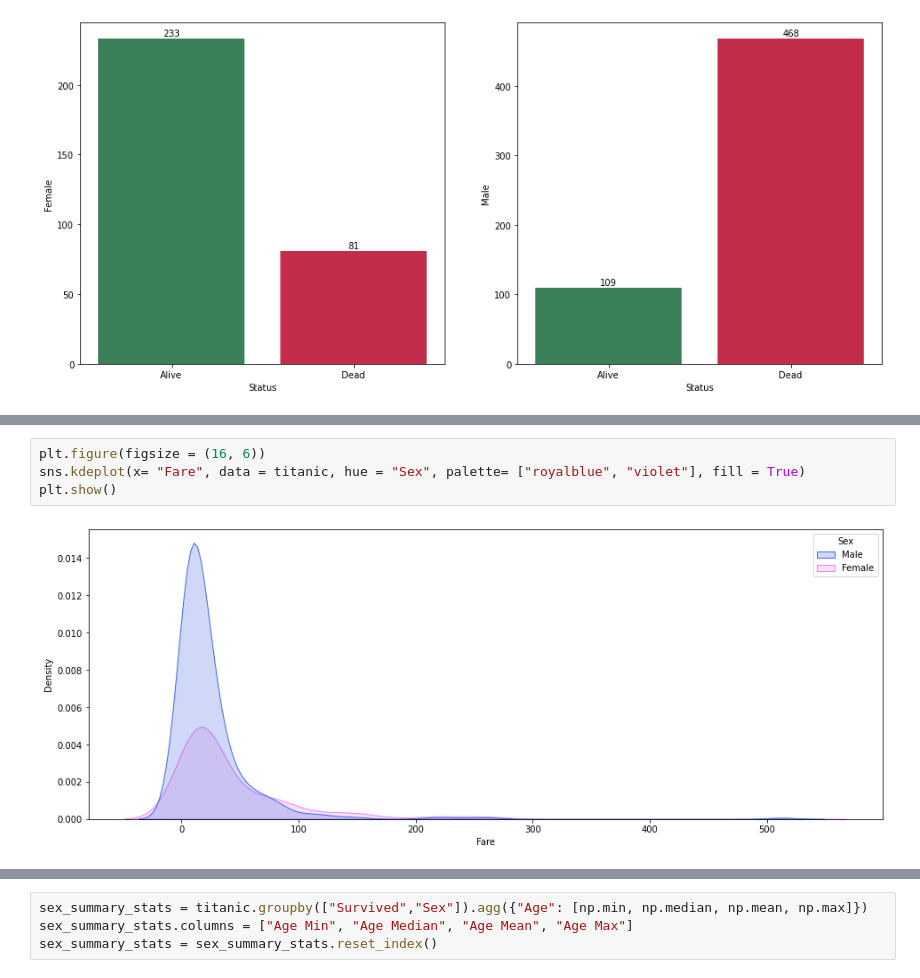
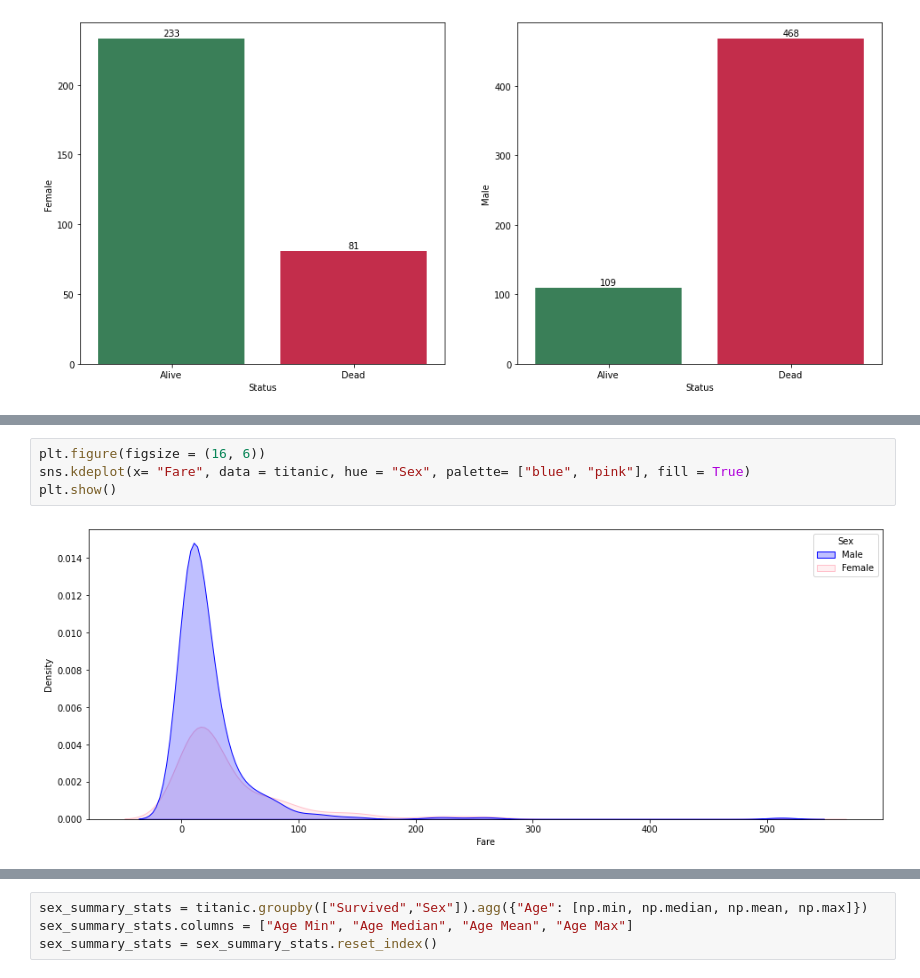
Before and after one commit to SoroushGhaderi/Exploratory_Data_Analysis_Machine_Learning_Projects, a Jupyter notebook: Titanic.ipynb, the cells around one changed output, grey strips where cells are left out. Cells and saved outputs as stored; diff of their text form.

```diff
--- a/Titanic.ipynb
+++ b/Titanic.ipynb
@@ -84,9 +84,9 @@ plt.show()
 # %%
 plt.figure(figsize = (16, 6))
-sns.kdeplot(x= "Fare", data = titanic, hue = "Sex", palette= ["royalblue", "violet"], fill = True)
+sns.kdeplot(x= "Fare", data = titanic, hue = "Sex", palette= ["blue", "pink"], fill = True)
 plt.show()
 # %% [output]
-[figure, old version]
+[figure, new version]
 # %%
 plt.figure(figsize = (16, 6))
 sns.boxplot(x= "Survived", y= "Fare", data = titanic, color=".5", hue= "Sex")
```
Also changed, not shown: parts of 6 cells of this notebook.
